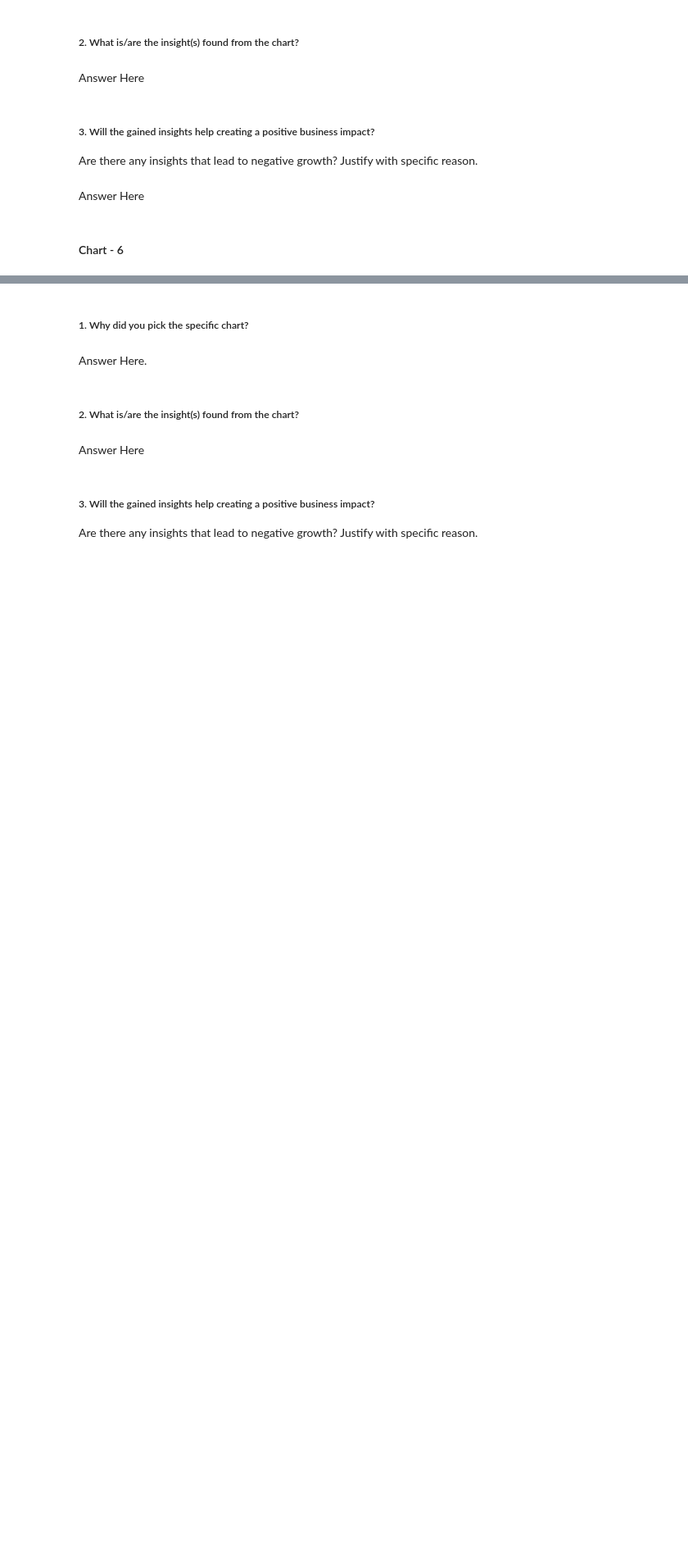
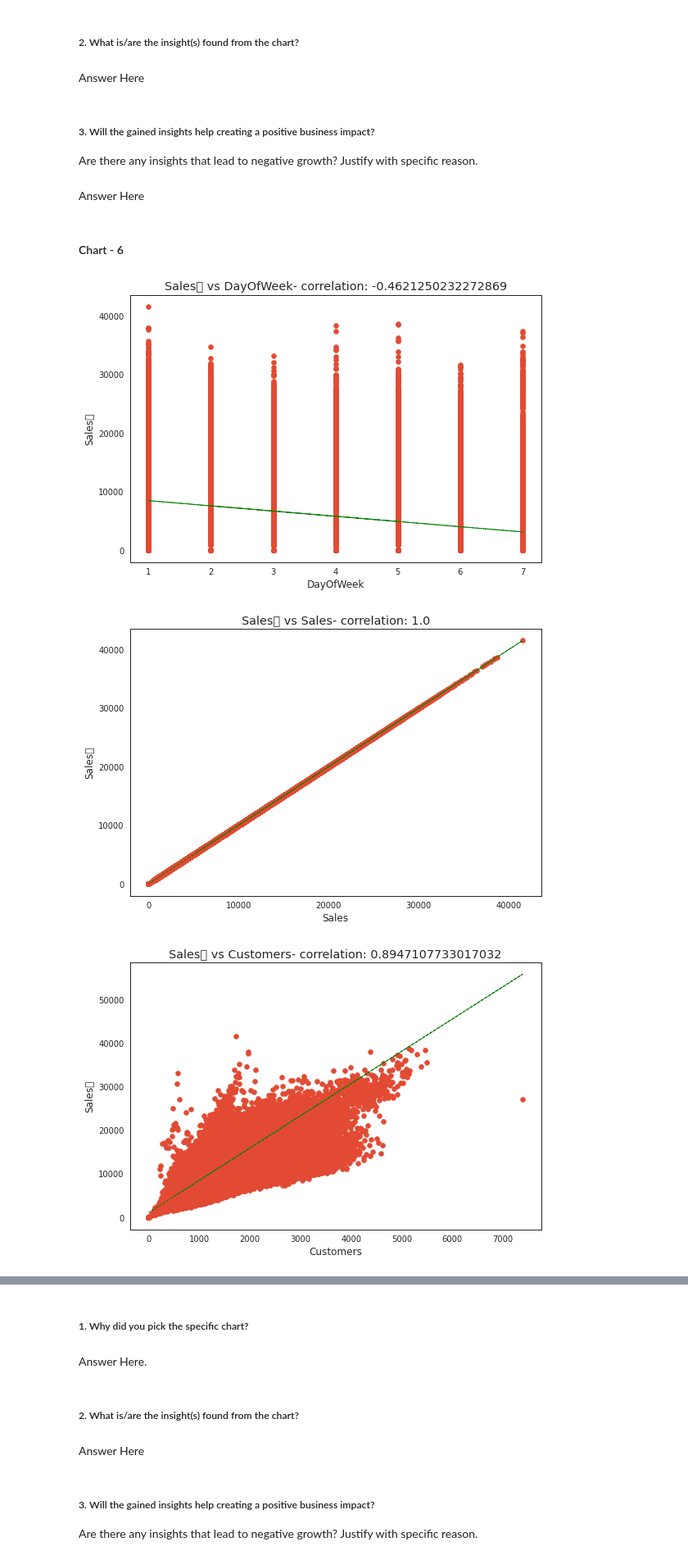
Before and after one commit to Sahilldiwan/Retail-Sales-Prediction, a Jupyter notebook: Retail_Sales_Prediction.ipynb, the cells around one changed output, grey strips where cells are left out. Shown: that part at 82% size. Drawn from its saved outputs; the diff is of its cells as text; code cells hidden in the pictures; blank space fills up the shorter version.

```diff
--- a/Retail_Sales_Prediction.ipynb
+++ b/Retail_Sales_Prediction.ipynb
@@ -549,0 +599,22 @@ Answer Here
+# %%
+# Chart - 6 visualization code
+for col in numeric_features[1:-1]:
+    fig = plt.figure(figsize=(9, 6))
+    ax = fig.gca()
+    feature = RSD[col]
+    label = RSD['Sales']
+    correlation = feature.corr(label)
+    plt.scatter(x=feature, y=label)
+    plt.xlabel(col)
+    plt.ylabel('Sales	')
+    ax.set_title('Sales	 vs ' + col + '- correlation: ' + str(correlation))
+    z = np.polyfit(RSD[col], RSD['Sales'], 1)
+    y_hat = np.poly1d(z)(RSD[col])
+
+    plt.plot(RSD[col], y_hat, "g--", lw=1)
+
+plt.show()
+# %% [output]
+[figure, added]
+[figure, added]
+[figure, added]
```
Also changed, not shown: parts of 7 cells of this notebook.
